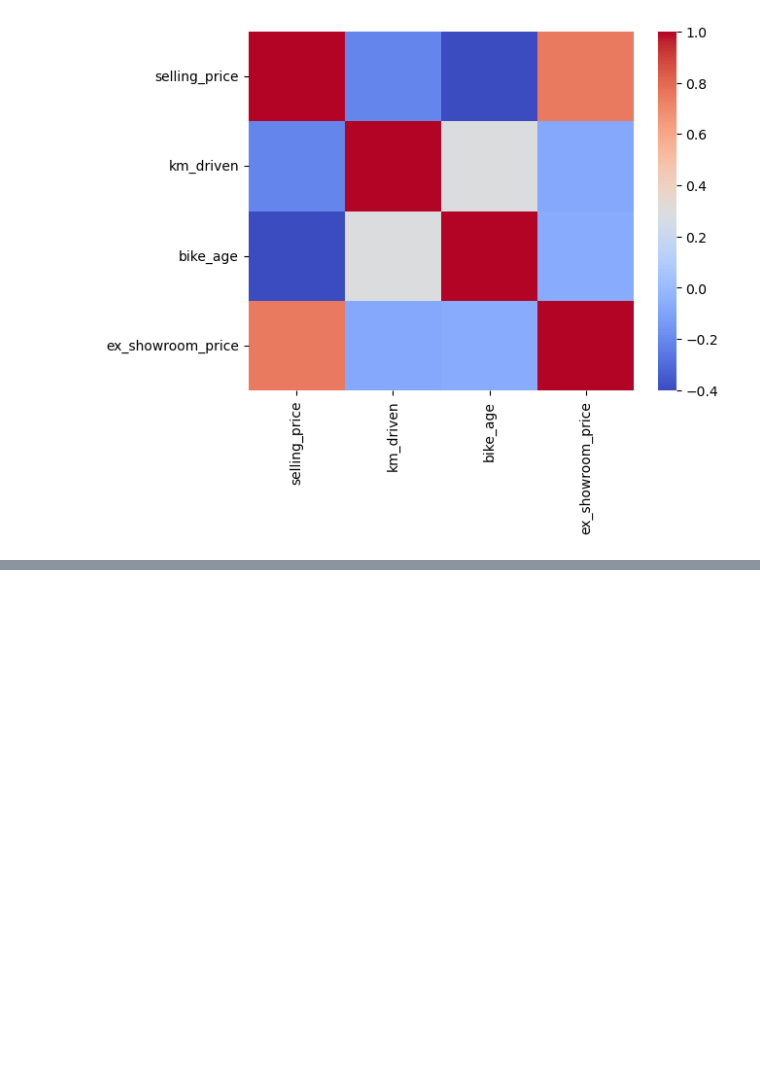
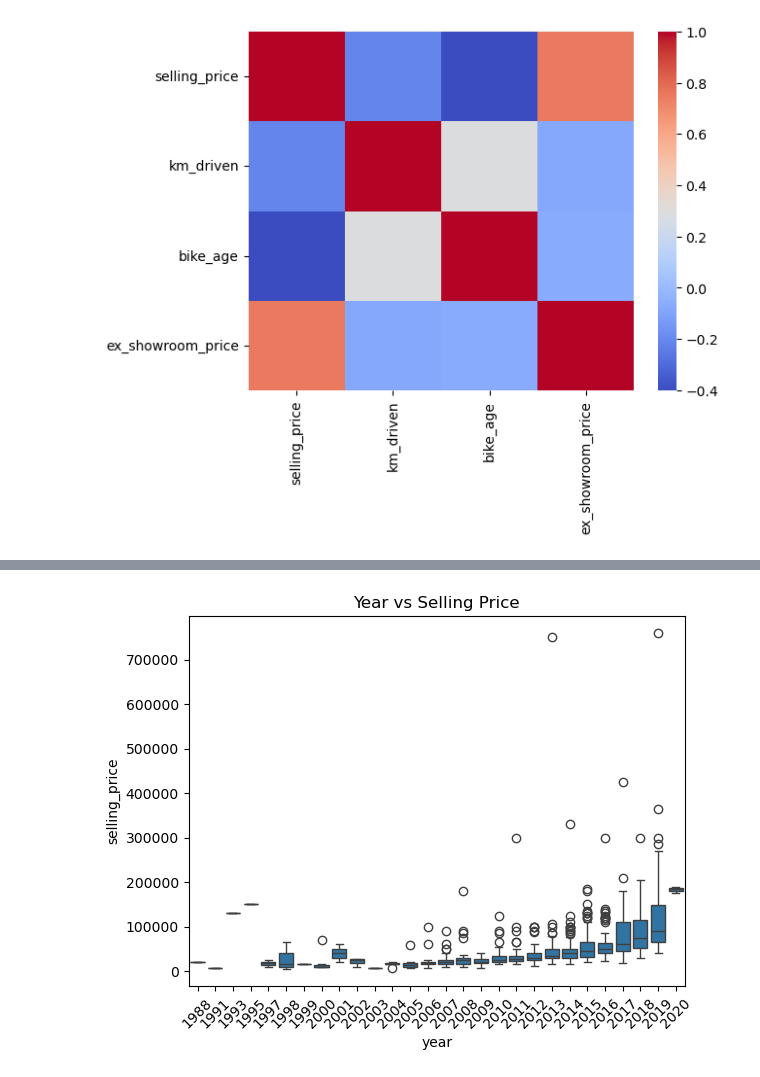
Before and after one commit to vinayiet/EDA, a Jupyter notebook: Bike(Eda).ipynb, the cells around one changed output, grey strips where cells are left out. Cells and saved outputs as stored; diff of their text form; code cells hidden in the pictures; blank space fills up the shorter version.

```diff
--- a/Bike(Eda).ipynb
+++ b/Bike(Eda).ipynb
@@ -223,0 +317,8 @@ sns.heatmap(corr_matrix, cmap ='coolwarm')
+# %%
+# 12. Bivariate Analysis: Year vs Selling Price
+sns.boxplot(data=df, x="year", y="selling_price")
+plt.xticks(rotation=45)
+plt.title("Year vs Selling Price")
+plt.show()
+# %% [output]
+[figure, added]
```
Also changed, not shown: parts of 15 cells of this notebook.
